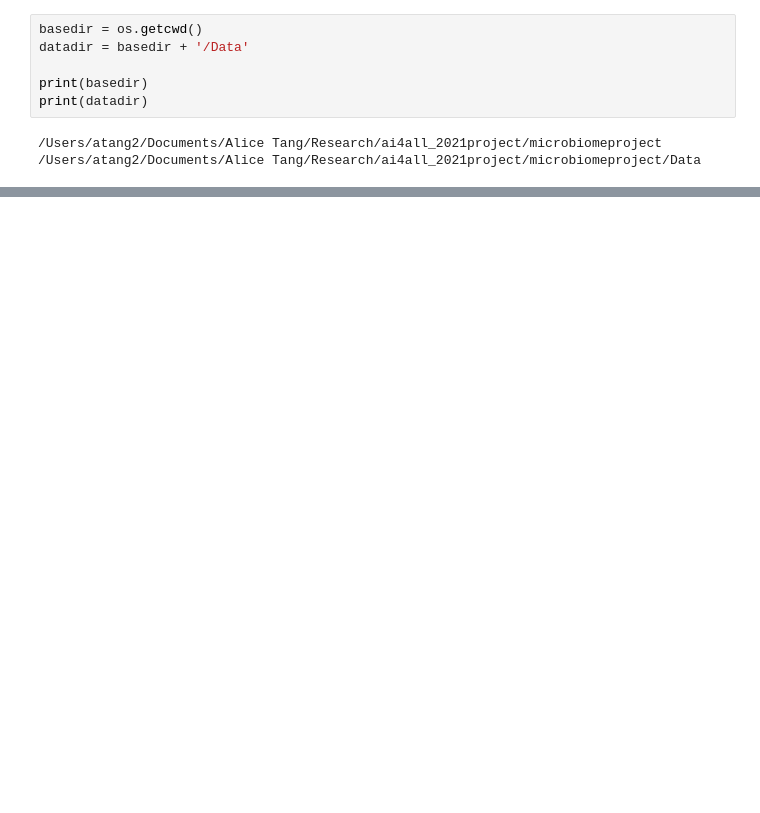
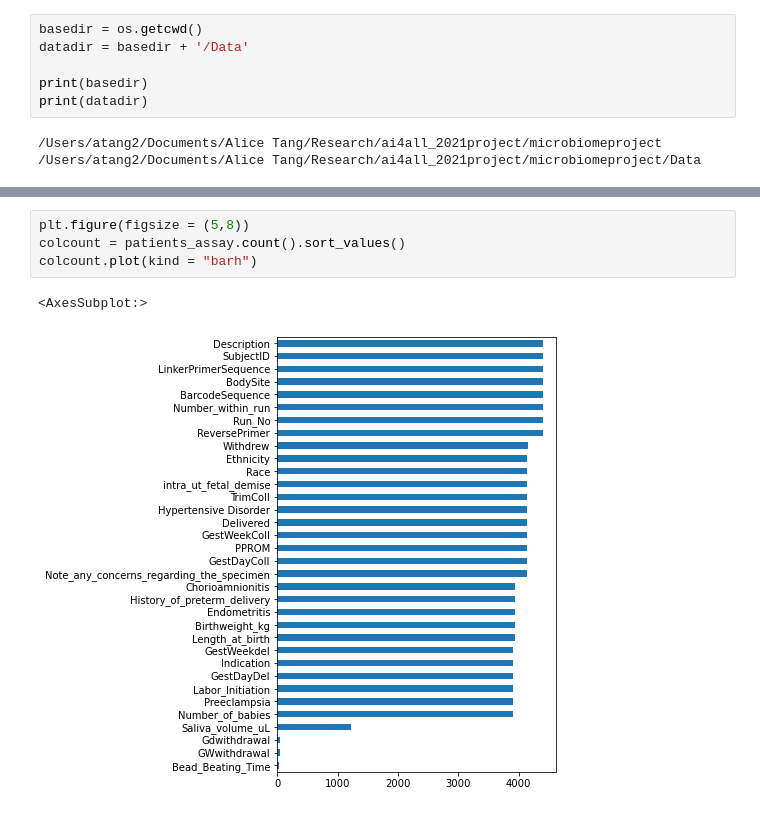
Before and after one commit to al1563/microbiomeproject_alice, a Jupyter notebook: ExploringData.ipynb, the cells around one changed output, grey strips where cells are left out. Saved outputs shown, nothing was run; the diff lists cells and outputs as text; blank space fills up the shorter version.

```diff
--- a/ExploringData.ipynb
+++ b/ExploringData.ipynb
@@ -141,0 +161,7 @@ plt.savefig(basedir + '/Figures/bodysite.png')
+# %%
+plt.figure(figsize = (5,8))
+colcount = patients_assay.count().sort_values()
+colcount.plot(kind = "barh")
+# %% [output]
+<AxesSubplot:>
+[figure, added]
```
Also changed, not shown: parts of 44 cells of this notebook, 2 other files.
